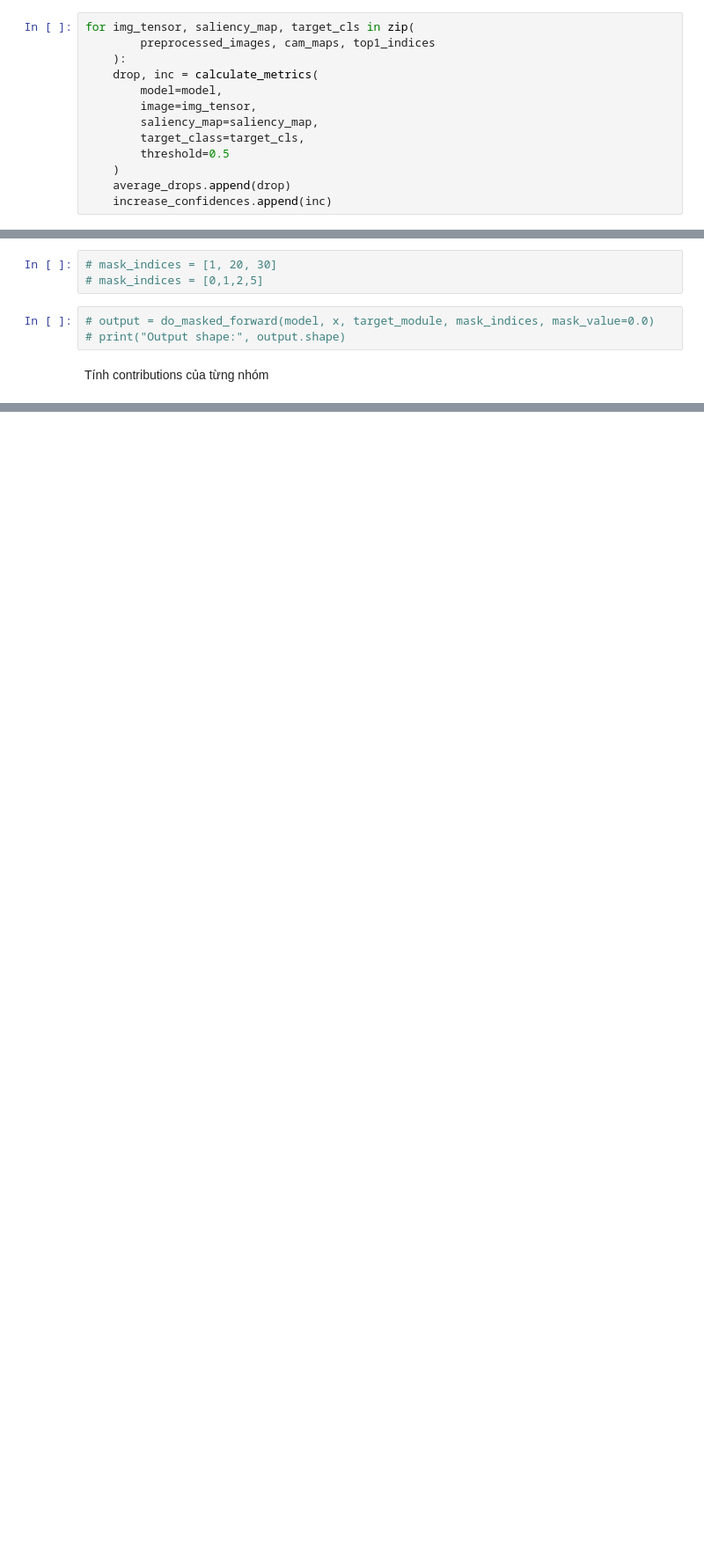
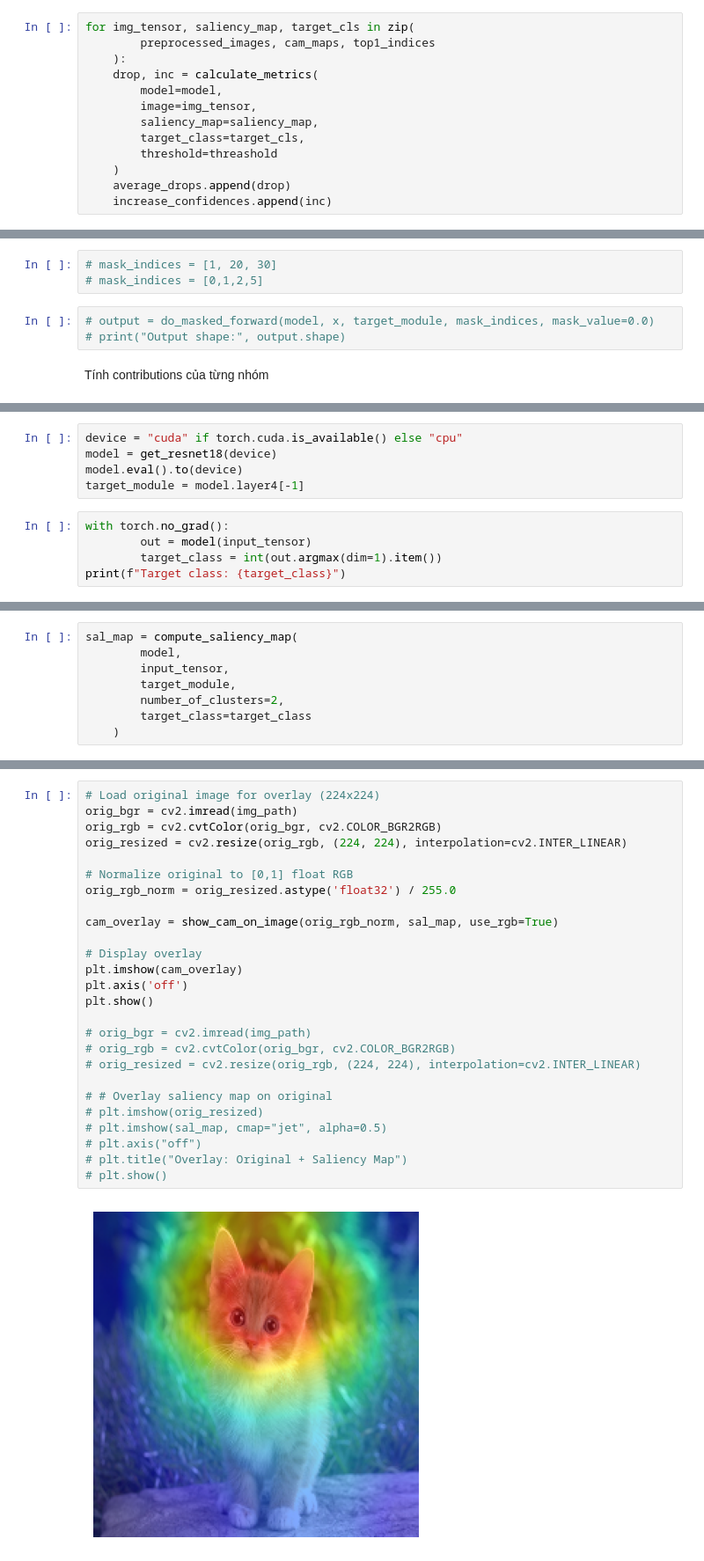
Before and after one commit to nxhoang562/2025_XAI, a Jupyter notebook: experiment_2_1.ipynb, the cells around one changed output, grey strips where cells are left out. Shown at 88% size. Cells and saved outputs as stored; diff of their text form; blank space fills up the shorter version.

```diff
--- a/experiment_2_1.ipynb
+++ b/experiment_2_1.ipynb
@@ -189,7 +191,7 @@ for img_tensor, saliency_map, target_cls in zip(
         image=img_tensor,
         saliency_map=saliency_map,
         target_class=target_cls,
-        threshold=0.5
+        threshold=threashold
     )
     average_drops.append(drop)
     increase_confidences.append(inc)
@@ -542,0 +606,10 @@ def compute_weighted_group_representatives(
+# %%
+device = "cuda" if torch.cuda.is_available() else "cpu"
+model = get_resnet18(device)
+model.eval().to(device)
+target_module = model.layer4[-1]
+# %%
+with torch.no_grad():
+        out = model(input_tensor)
+        target_class = int(out.argmax(dim=1).item())
+print(f"Target class: {target_class}")
@@ -542,0 +618,8 @@ def compute_weighted_group_representatives(
+# %%
+sal_map = compute_saliency_map(
+        model,
+        input_tensor,
+        target_module,
+        number_of_clusters=2,
+        target_class=target_class
+    )
@@ -542,0 +628,28 @@ def compute_weighted_group_representatives(
+# %%
+# Load original image for overlay (224x224)
+orig_bgr = cv2.imread(img_path)
+orig_rgb = cv2.cvtColor(orig_bgr, cv2.COLOR_BGR2RGB)
+orig_resized = cv2.resize(orig_rgb, (224, 224), interpolation=cv2.INTER_LINEAR)
+
+# Normalize original to [0,1] float RGB
+orig_rgb_norm = orig_resized.astype('float32') / 255.0
+
+cam_overlay = show_cam_on_image(orig_rgb_norm, sal_map, use_rgb=True)
+
+# Display overlay
+plt.imshow(cam_overlay)
+plt.axis('off')
+plt.show()
+
+# orig_bgr = cv2.imread(img_path)
+# orig_rgb = cv2.cvtColor(orig_bgr, cv2.COLOR_BGR2RGB)
+# orig_resized = cv2.resize(orig_rgb, (224, 224), interpolation=cv2.INTER_LINEAR)
+
+# # Overlay saliency map on original
+# plt.imshow(orig_resized)
+# plt.imshow(sal_map, cmap="jet", alpha=0.5)
+# plt.axis("off")
+# plt.title("Overlay: Original + Saliency Map")
+# plt.show()
+# %% [output]
+[figure, added]
```
Also changed, not shown: parts of 12 cells of this notebook, 1 other file.
